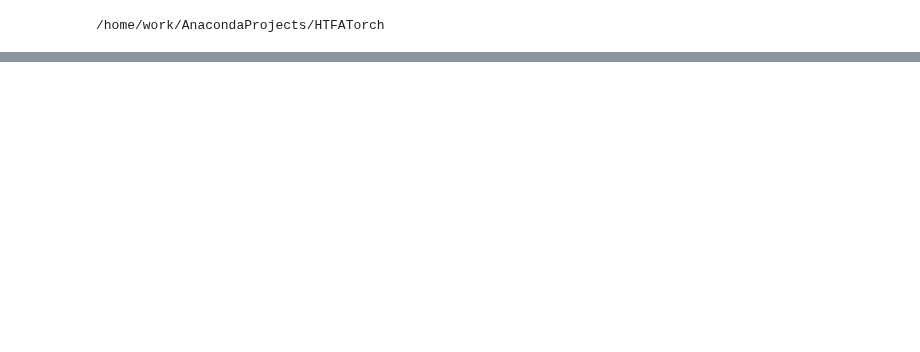
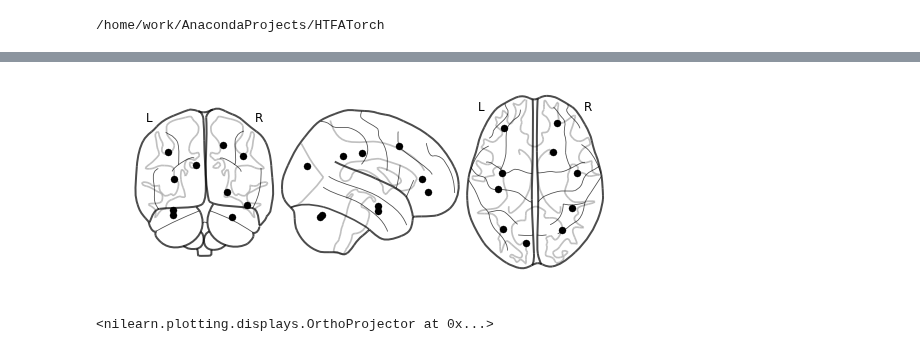
Before and after one commit to neu-pml/HTFATorch, a Jupyter notebook: notebooks/example_htfa.ipynb, the cells around one changed output, grey strips where cells are left out. Saved outputs shown, nothing was run; the diff lists cells and outputs as text; code cells hidden in the pictures; blank space fills up the shorter version.

Commit message:
notebooks/example_htfa: include variational sample in inference
Signed-off-by: esennesh <elisennesh@gmail.com>

```diff
--- a/notebooks/example_htfa.ipynb
+++ b/notebooks/example_htfa.ipynb
@@ -16,5 +16,5 @@ data_files = glob.glob('data/pieman_data/*.nii')
 logging.basicConfig(format='%(asctime)s %(message)s', datefmt='%m/%d/%Y %H:%M:%S',
                     level=logging.INFO)
 # %%
-htfa = HTFA.HierarchicalTopographicFactorAnalysis(data_files, num_factors=10)
+htfa = HTFA.HierarchicalTopographicFactorAnalysis(data_files[0:1], num_factors=10)
 # %%
@@ -36,2 +44,14 @@ for s in range(htfa.num_subjects):
 # %%
 del prior_sample
+# %%
+variational_sample, _ = htfa.sample(posterior_predictive=True)
+
+for s in range(htfa.num_subjects):
+    logging.info('Prior Reconstruction Error (Frobenius Norm) for subject %d: %.8e', s,
+        np.linalg.norm(
+            variational_sample['Y%d' % s].value.data.cpu().numpy() -
+            htfa.voxel_activations[s].numpy()
+        )
+    )
+
+variational_sample
@@ -37,0 +61,5 @@ del prior_sample
+# %%
+htfa.plot_factor_centers(trace=variational_sample)
+# %% [output]
+[figure, added]
+<nilearn.plotting.displays.OrthoProjector at 0x...>
```
Also changed, not shown: parts of 12 cells of this notebook.
